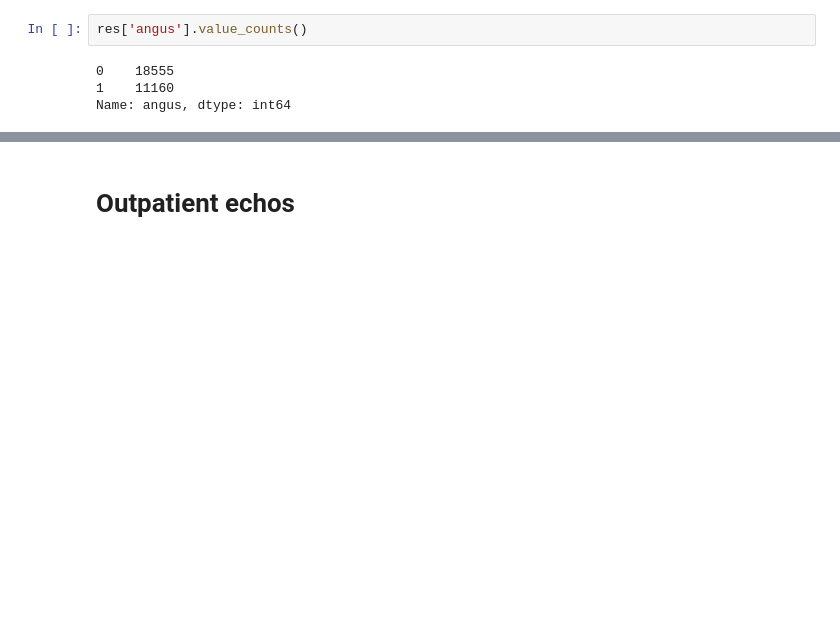
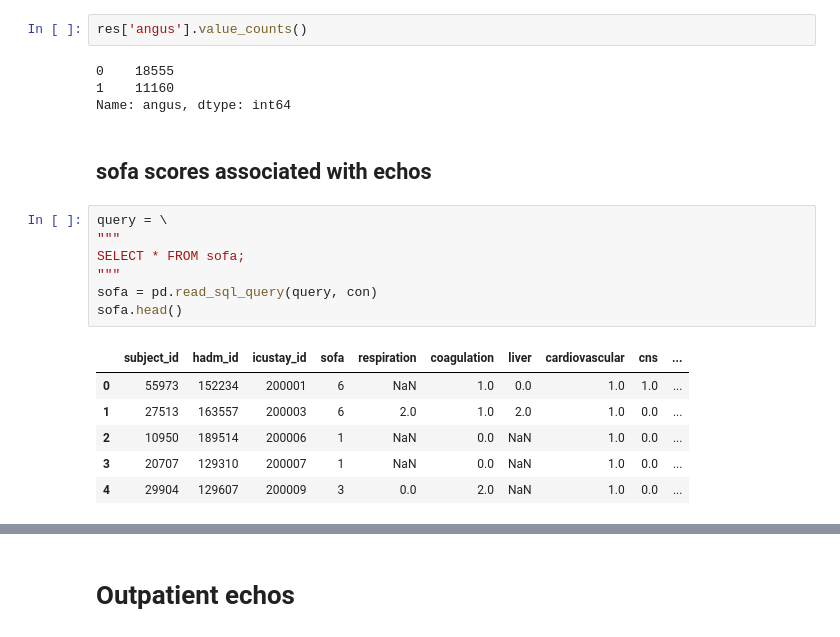
Before and after one commit to yhtgrace/echo, a Jupyter notebook: notebooks/161018_scratch.ipynb, the cells around one changed output, grey strips where cells are left out. Drawn from its saved outputs; the diff is of its cells as text; blank space fills up the shorter version.

```diff
--- a/notebooks/161018_scratch.ipynb
+++ b/notebooks/161018_scratch.ipynb
@@ -165,3 +207,19 @@ res['angus'].value_counts()
 0    18555
 1    11160
 Name: angus, dtype: int64
+# %% [markdown]
+## sofa scores associated with echos
+# %%
+query = \
+"""
+SELECT * FROM sofa;
+"""
+sofa = pd.read_sql_query(query, con)
+sofa.head()
+# %% [output]
+|  | subject_id | hadm_id | icustay_id | sofa | respiration | coagulation | liver | cardiovascular | cns | ... |
+| 0 | 55973 | 152234 | 200001 | 6 | NaN | 1.0 | 0.0 | 1.0 | 1.0 | ... |
+| 1 | 27513 | 163557 | 200003 | 6 | 2.0 | 1.0 | 2.0 | 1.0 | 0.0 | ... |
+| 2 | 10950 | 189514 | 200006 | 1 | NaN | 0.0 | NaN | 1.0 | 0.0 | ... |
+| 3 | 20707 | 129310 | 200007 | 1 | NaN | 0.0 | NaN | 1.0 | 0.0 | ... |
+| 4 | 29904 | 129607 | 200009 | 3 | 0.0 | 2.0 | NaN | 1.0 | 0.0 | ... |
```
Also changed, not shown: parts of 43 cells of this notebook, 2 other files.
